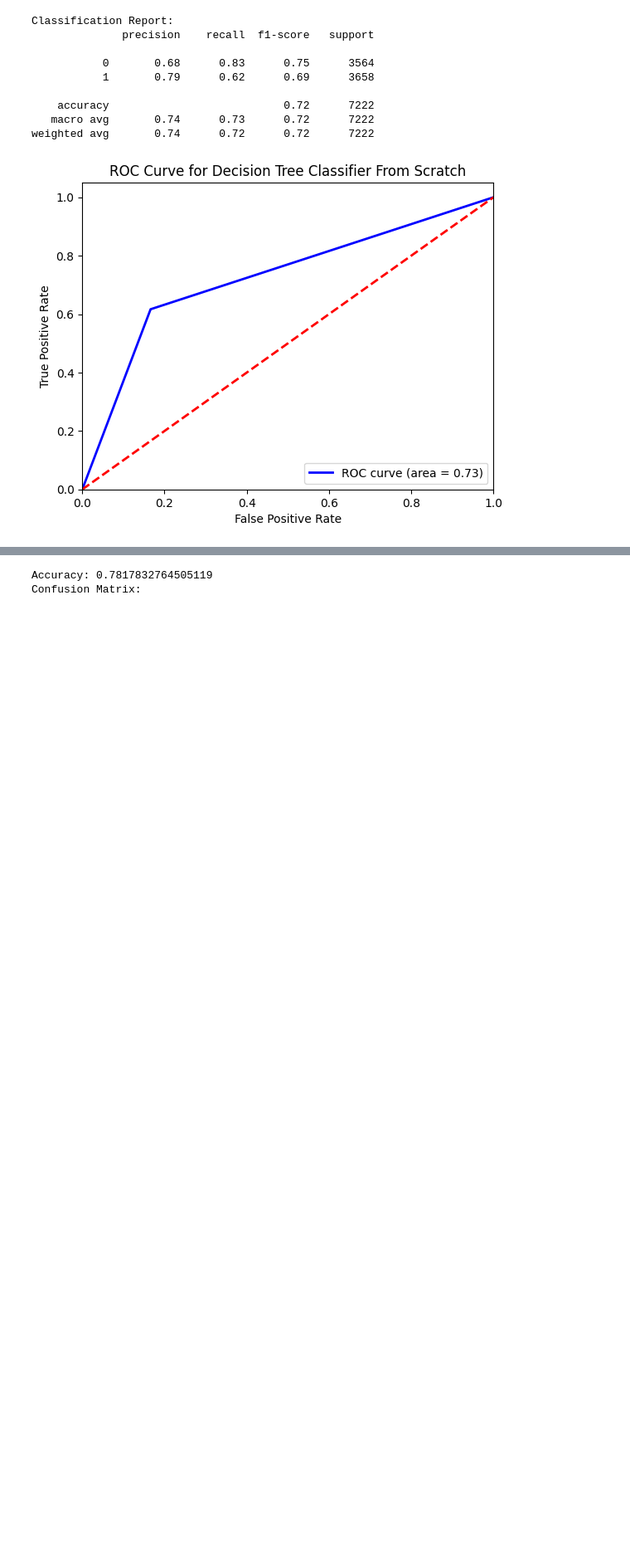
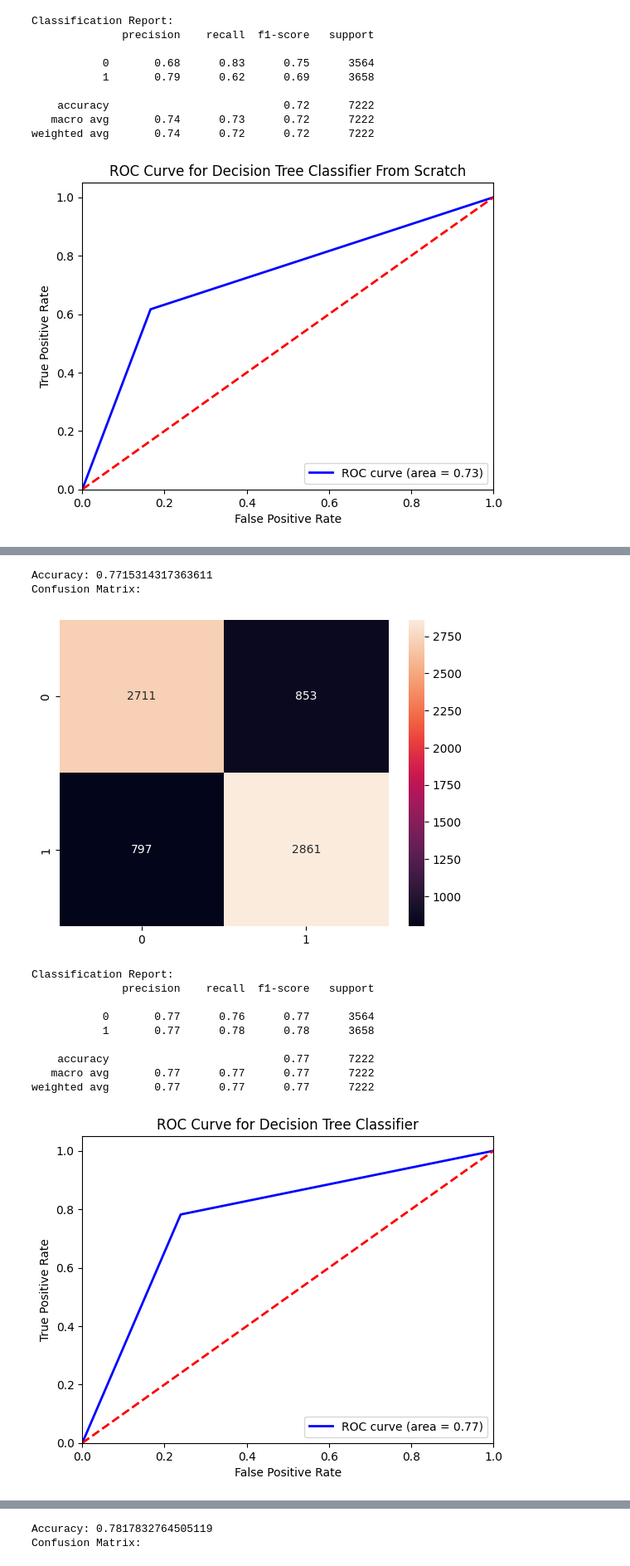
Before and after one commit to Taparov/project-intro-to-ml-classification, a Jupyter notebook: decision_tree.ipynb, the cells around one changed output, grey strips where cells are left out. Shown at 83% size. Drawn from its saved outputs; the diff is of its cells as text; code cells hidden in the pictures; blank space fills up the shorter version.

```diff
--- a/decision_tree.ipynb
+++ b/decision_tree.ipynb
@@ -301,0 +369,21 @@ weighted avg       0.74      0.72      0.72      7222
+# %%
+model = DecisionTreeClassifier(criterion='entropy')
+model.fit(X_train, y_train)
+y_pred = model.predict(X_test)
+y_pred_proba = model.predict_proba(X_test)[:, 1]
+helper.evaluate_model(y_test, y_pred)
+helper.plot_roc_curve(y_test, y_pred_proba, title="Decision Tree Classifier")
+# %% [output]
+Accuracy: 0.7715314317363611
+Confusion Matrix:
+[figure, added]
+Classification Report:
+              precision    recall  f1-score   support
+
+           0       0.77      0.76      0.77      3564
+           1       0.77      0.78      0.78      3658
+
+    accuracy                           0.77      7222
+   macro avg       0.77      0.77      0.77      7222
+weighted avg       0.77      0.77      0.77      7222
+[figure, added]
```
Also changed, not shown: parts of 7 cells of this notebook, 5 other files.
